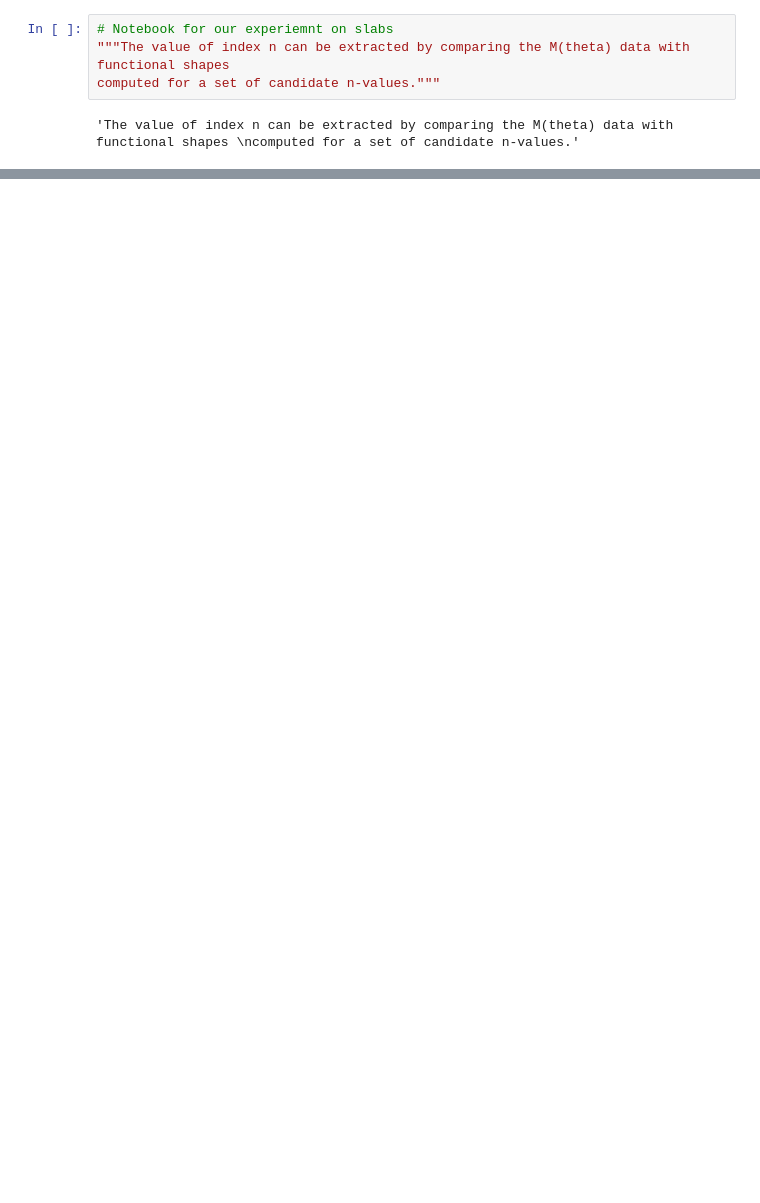
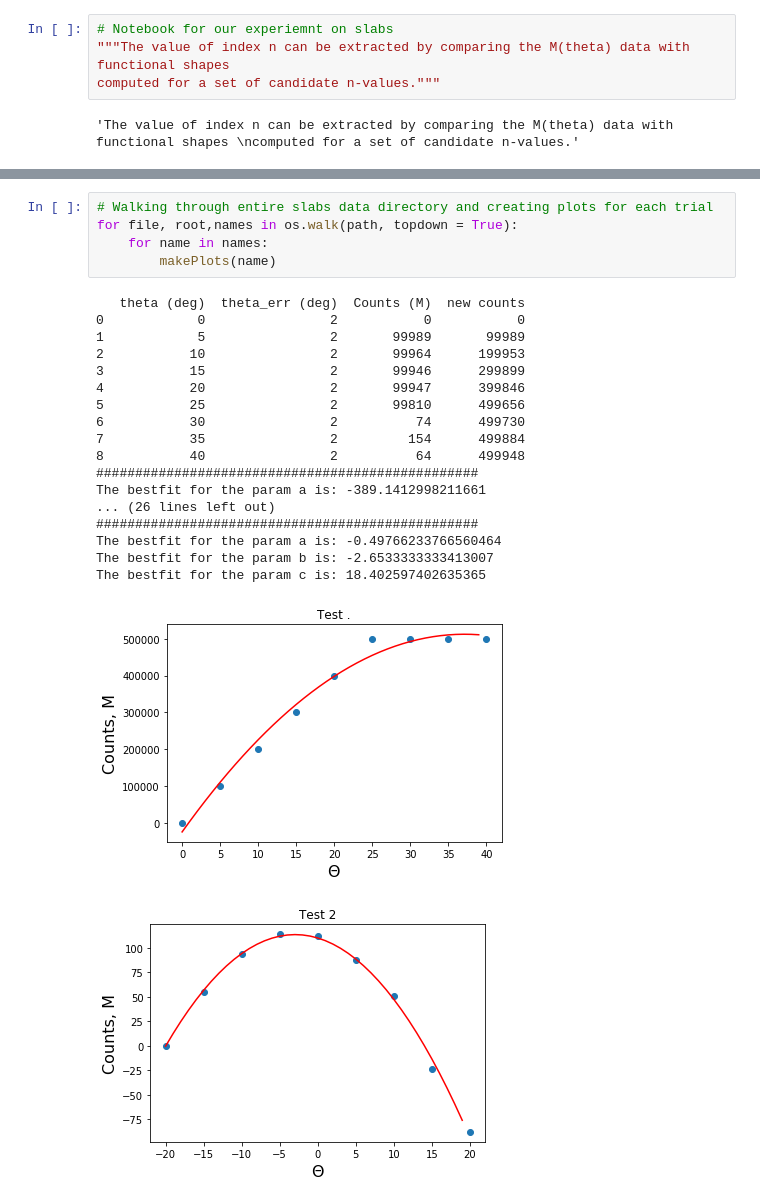
Before and after one commit to andrewbowen19/OpticsLab, a Jupyter notebook: Interferometry/slabs/code/slabIndex.ipynb, the cells around one changed output, grey strips where cells are left out. Cells and saved outputs as stored; diff of their text form; blank space fills up the shorter version.

```diff
--- a/Interferometry/slabs/code/slabIndex.ipynb
+++ b/Interferometry/slabs/code/slabIndex.ipynb
@@ -131,0 +146,25 @@ print(n_avg)
+# %%
+# Walking through entire slabs data directory and creating plots for each trial
+for file, root,names in os.walk(path, topdown = True):
+    for name in names:
+        makePlots(name)
+# %% [output]
+   theta (deg)  theta_err (deg)  Counts (M)  new counts
+0            0                2           0           0
+1            5                2       99989       99989
+2           10                2       99964      199953
+3           15                2       99946      299899
+4           20                2       99947      399846
+5           25                2       99810      499656
+6           30                2          74      499730
+7           35                2         154      499884
+8           40                2          64      499948
+#################################################
+The bestfit for the param a is: -389.1412998211661
+... (26 lines left out)
+#################################################
+The bestfit for the param a is: -0.49766233766560464
+The bestfit for the param b is: -2.6533333333413007
+The bestfit for the param c is: 18.402597402635365
+[figure, added]
+[figure, added]
```
Also changed, not shown: parts of 13 cells of this notebook, 8 other files.
